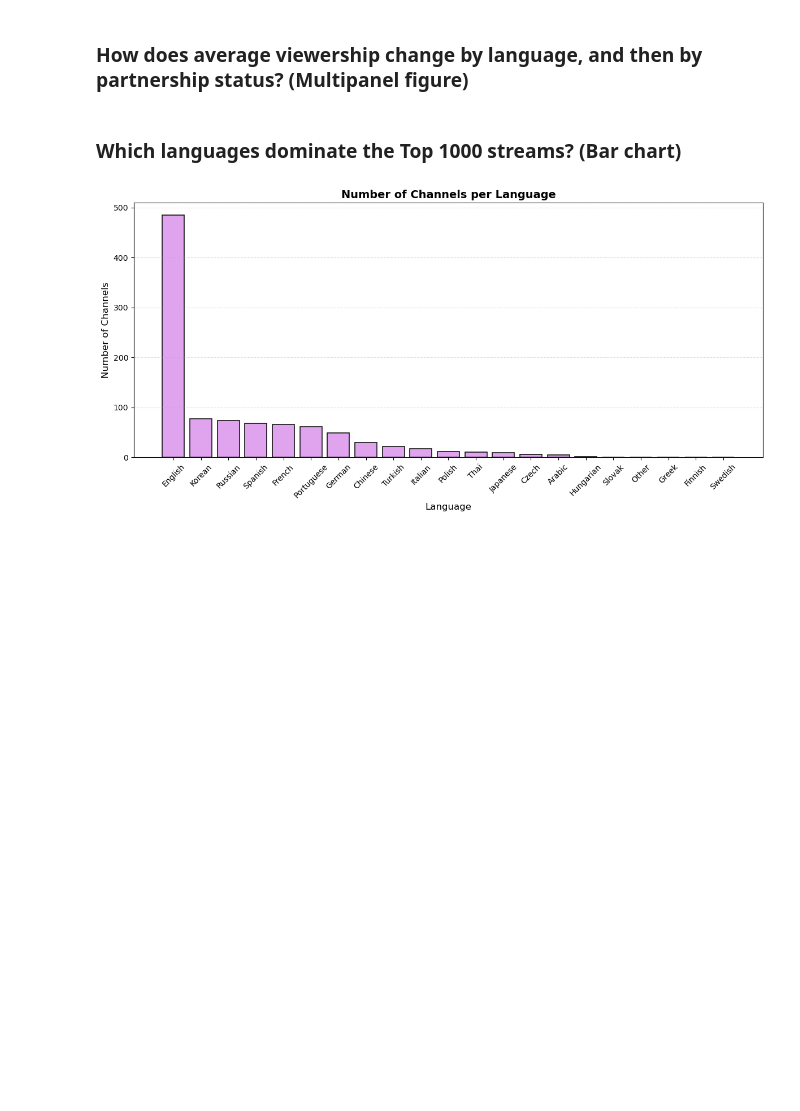
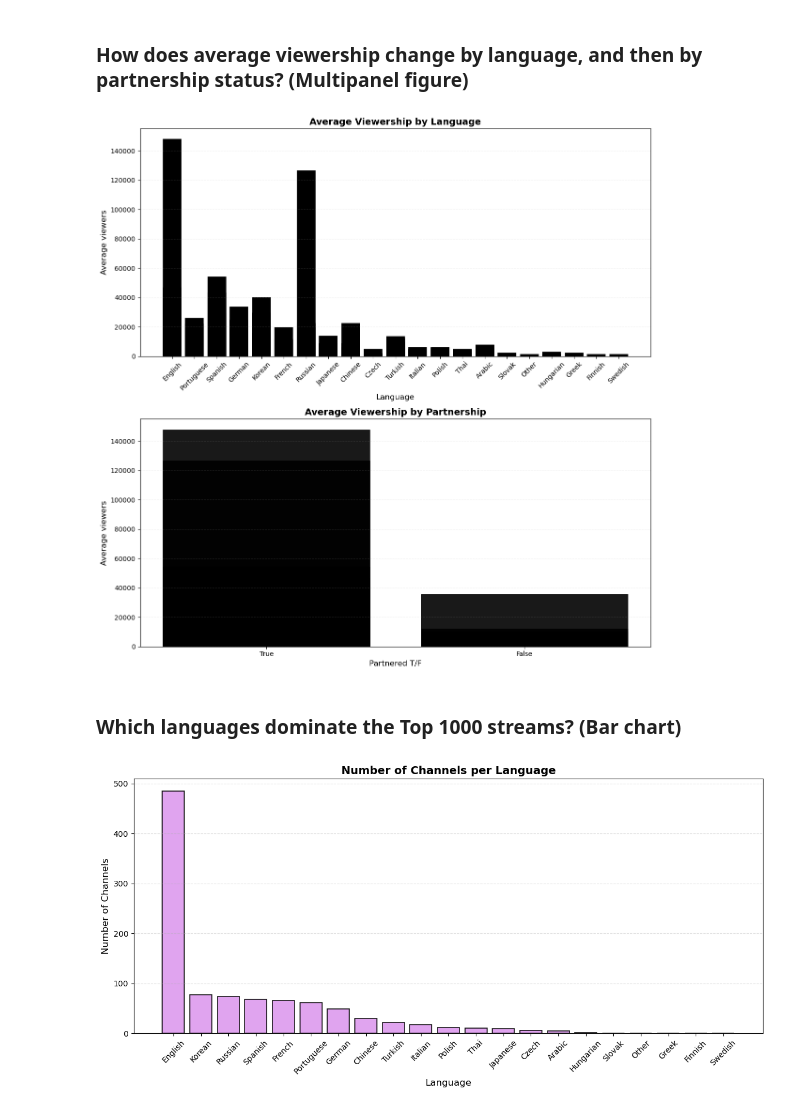
Before and after one commit to IT2053C-Gilany/final-project-martinbv99, a Jupyter notebook: final-projectMartinez.ipynb, the cells around one changed output. Cells and saved outputs as stored; diff of their text form; code cells hidden in the pictures; blank space fills up the shorter version.

```diff
--- a/final-projectMartinez.ipynb
+++ b/final-projectMartinez.ipynb
@@ -184,5 +211,41 @@ plt.show()
 # %% [markdown]
 ### How does average viewership change by language, and then by partnership status? (Multipanel figure)
+# %%
+# Aggregate average viewers by partnership
+
+fig, axes = plt.subplots(2, 1, figsize=(12, 12))
+
+#First Plot
+ax = axes[0]
+ax.bar(df['Language'], df['Average viewers'],
+       color="black", alpha=1.0, edgecolor='black', linewidth=1.2)
+
+ax.grid(linestyle='--', alpha=0.2, axis='y')
+ax.set_xlabel('Language', fontsize=12)
+ax.set_ylabel('Average viewers', fontsize=12)
+ax.set_title('Average Viewership by Language', fontsize=14, fontweight='bold')
+ax.tick_params(axis='x', rotation=45)
+
+
+#Second plot
+ax = axes[1]
+
+partner_str = df['Partnered'].astype(str)
+
+ax.bar(partner_str, df['Average viewers'],
+       color="black", alpha=0.9, edgecolor='black', linewidth=1.2)
+
+
+ax.grid(linestyle='--', alpha=0.2, axis='y')
+ax.set_xlabel('Partnered T/F', fontsize=12)
+ax.set_ylabel('Average viewers', fontsize=12)
+ax.set_title('Average Viewership by Partnership', fontsize=14, fontweight='bold')
+
+
+plt.tight_layout()
+plt.show()
+# %% [output]
+[figure, added]
 # %% [markdown]
 ### Which languages dominate the Top 1000 streams? (Bar chart)
 # %%
```
Also changed, not shown: parts of 9 cells of this notebook.
